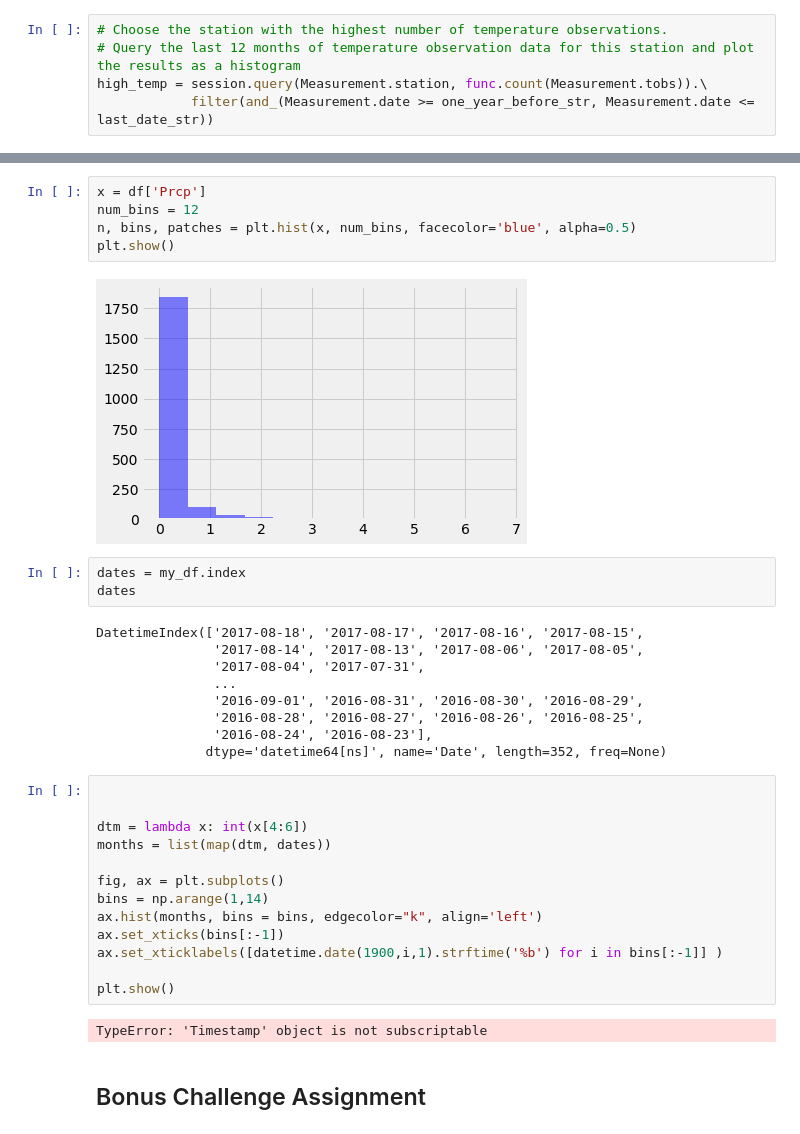
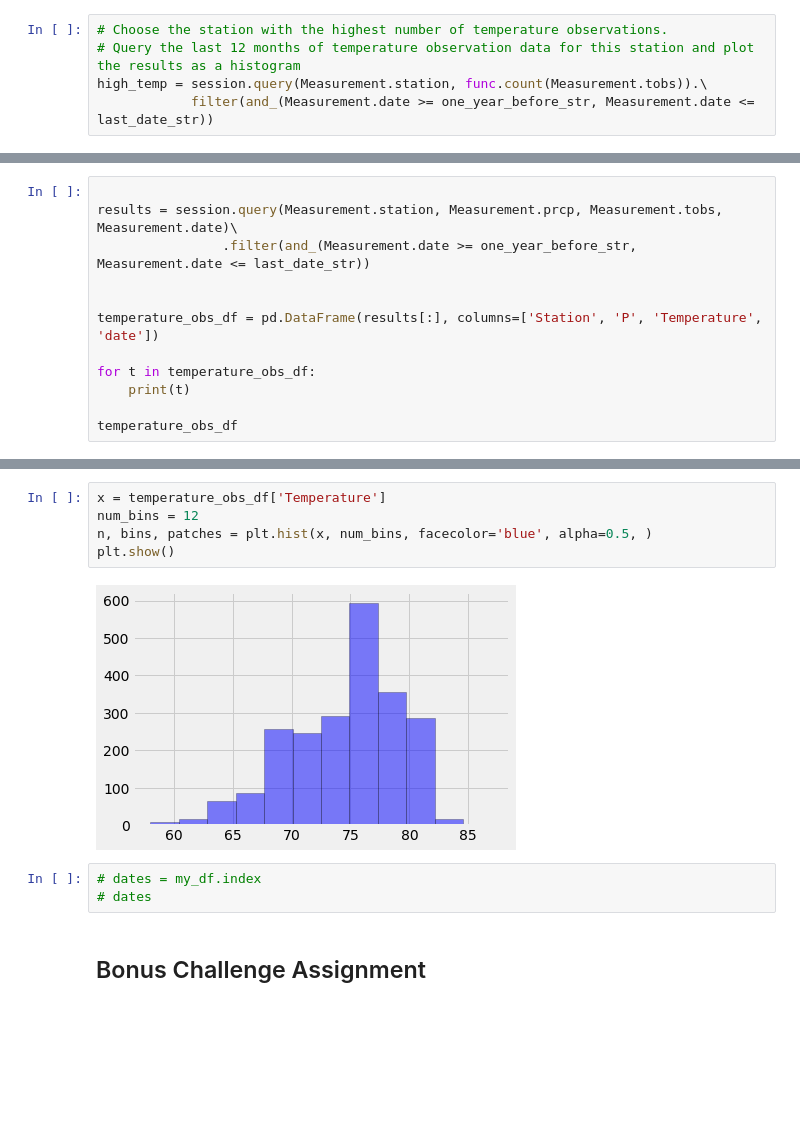
Before and after one commit to annmcnamara/sqlalchemy-challenge, a Jupyter notebook: climate_starter.ipynb, the cells around one changed output, grey strips where cells are left out. Cells and saved outputs as stored; diff of their text form; blank space fills up the shorter version.

```diff
--- a/climate_starter.ipynb
+++ b/climate_starter.ipynb
@@ -221,0 +233,12 @@ my_df
+# %%
+
+results = session.query(Measurement.station, Measurement.prcp, Measurement.tobs, Measurement.date)\
+                .filter(and_(Measurement.date >= one_year_before_str, Measurement.date <= last_date_str))
+
+
+temperature_obs_df = pd.DataFrame(results[:], columns=['Station', 'P', 'Temperature', 'date'])
+
+for t in temperature_obs_df:
+    print(t)
+
+temperature_obs_df
@@ -222,37 +281,13 @@ my_df
 # %%
-x = df['Prcp']
+x = temperature_obs_df['Temperature']
 num_bins = 12
-n, bins, patches = plt.hist(x, num_bins, facecolor='blue', alpha=0.5)
+n, bins, patches = plt.hist(x, num_bins, facecolor='blue', alpha=0.5, )
 plt.show()
 # %% [output]
-[figure, old version]
+[figure, new version]
 # %%
-dates = my_df.index
-dates
+# dates = my_df.index
+# dates
-# %% [output]
-DatetimeIndex(['2017-08-18', '2017-08-17', '2017-08-16', '2017-08-15',
-               '2017-08-14', '2017-08-13', '2017-08-06', '2017-08-05',
-               '2017-08-04', '2017-07-31',
-               ...
-               '2016-09-01', '2016-08-31', '2016-08-30', '2016-08-29',
-               '2016-08-28', '2016-08-27', '2016-08-26', '2016-08-25',
-               '2016-08-24', '2016-08-23'],
-              dtype='datetime64[ns]', name='Date', length=352, freq=None)
-# %%
-
-
-dtm = lambda x: int(x[4:6])
-months = list(map(dtm, dates))
-
-fig, ax = plt.subplots()
-bins = np.arange(1,14)
-ax.hist(months, bins = bins, edgecolor="k", align='left')
-ax.set_xticks(bins[:-1])
-ax.set_xticklabels([datetime.date(1900,i,1).strftime('%b') for i in bins[:-1]] )
-
-plt.show()
-# %% [output]
-TypeError: 'Timestamp' object is not subscriptable
 # %% [markdown]
 ## Bonus Challenge Assignment
 # %%
```
Also changed, not shown: parts of 10 cells of this notebook.
